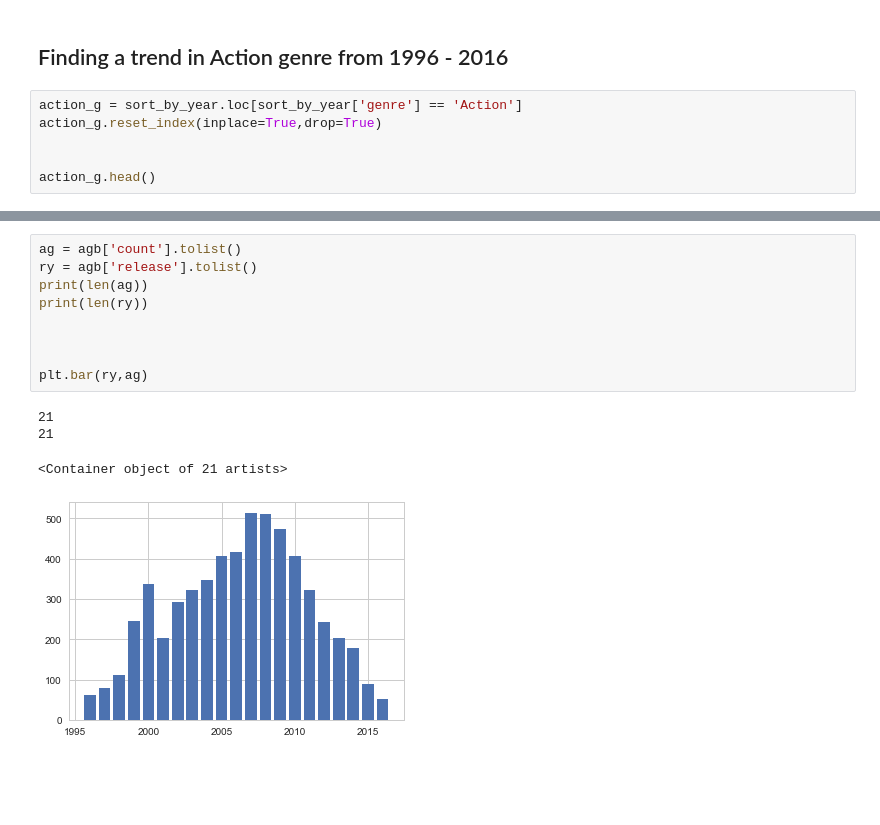
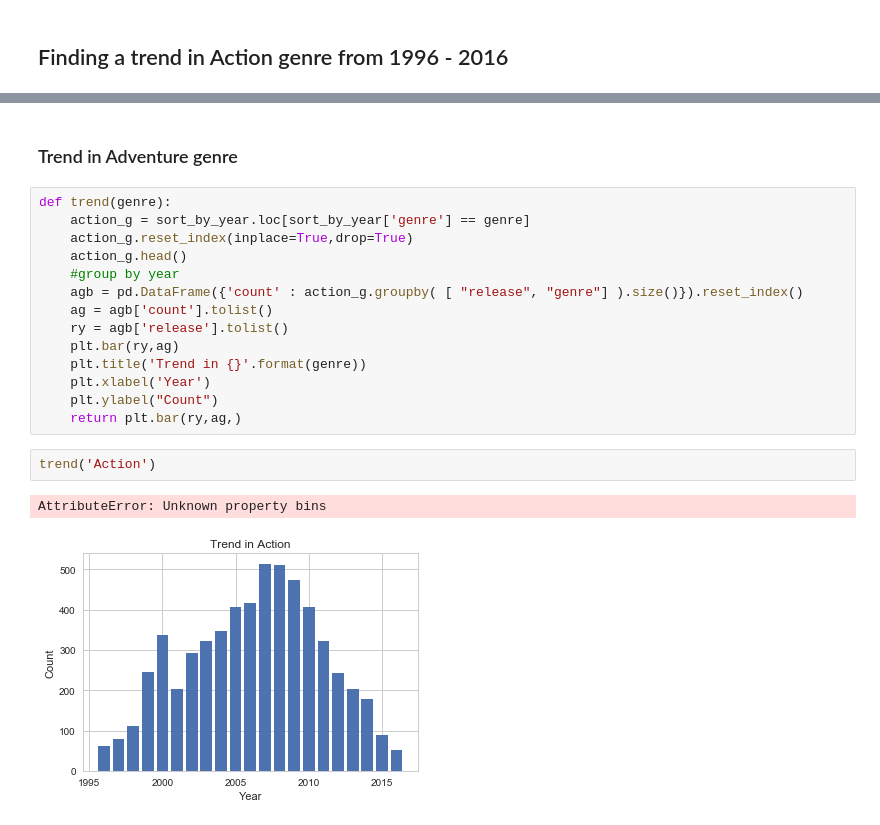
Before and after one commit to KarthikBhaktha/PopularGameGenrePy, a Jupyter notebook: gameEDA.ipynb, the cells around one changed output, grey strips where cells are left out. Drawn from its saved outputs; the diff is of its cells as text; blank space fills up the shorter version.

Commit message:
1996 - 2016 trend in genre

```diff
--- a/gameEDA.ipynb
+++ b/gameEDA.ipynb
@@ -209,9 +209,3 @@ sort_by_year.genre.value_counts().plot(kind='pie', figsize=(10,5))
 ### To find a trend in every genre over 20 years.
 # %% [markdown]
 ## Finding a trend in Action genre from 1996 - 2016
-# %%
-action_g = sort_by_year.loc[sort_by_year['genre'] == 'Action']
-action_g.reset_index(inplace=True,drop=True)
-
-
-action_g.head()
@@ -248,14 +212,21 @@ agb
-# %%
-ag = agb['count'].tolist()
-ry = agb['release'].tolist()
-print(len(ag))
-print(len(ry))
-
-
-
-plt.bar(ry,ag)
-# %% [output]
-21
-21
-<Container object of 21 artists>
-[figure, removed]
+# %% [markdown]
+### Trend in Adventure genre
+# %%
+def trend(genre):
+    action_g = sort_by_year.loc[sort_by_year['genre'] == genre]
+    action_g.reset_index(inplace=True,drop=True)
+    action_g.head()
+    #group by year
+    agb = pd.DataFrame({'count' : action_g.groupby( [ "release", "genre"] ).size()}).reset_index()
+    ag = agb['count'].tolist()
+    ry = agb['release'].tolist()
+    plt.bar(ry,ag)
+    plt.title('Trend in {}'.format(genre))
+    plt.xlabel('Year')
+    plt.ylabel("Count")
+    return plt.bar(ry,ag,)
+# %%
+trend('Action')
+# %% [output]
+AttributeError: Unknown property bins
+[figure, added]
```
Also changed, not shown: parts of 6 cells of this notebook.
